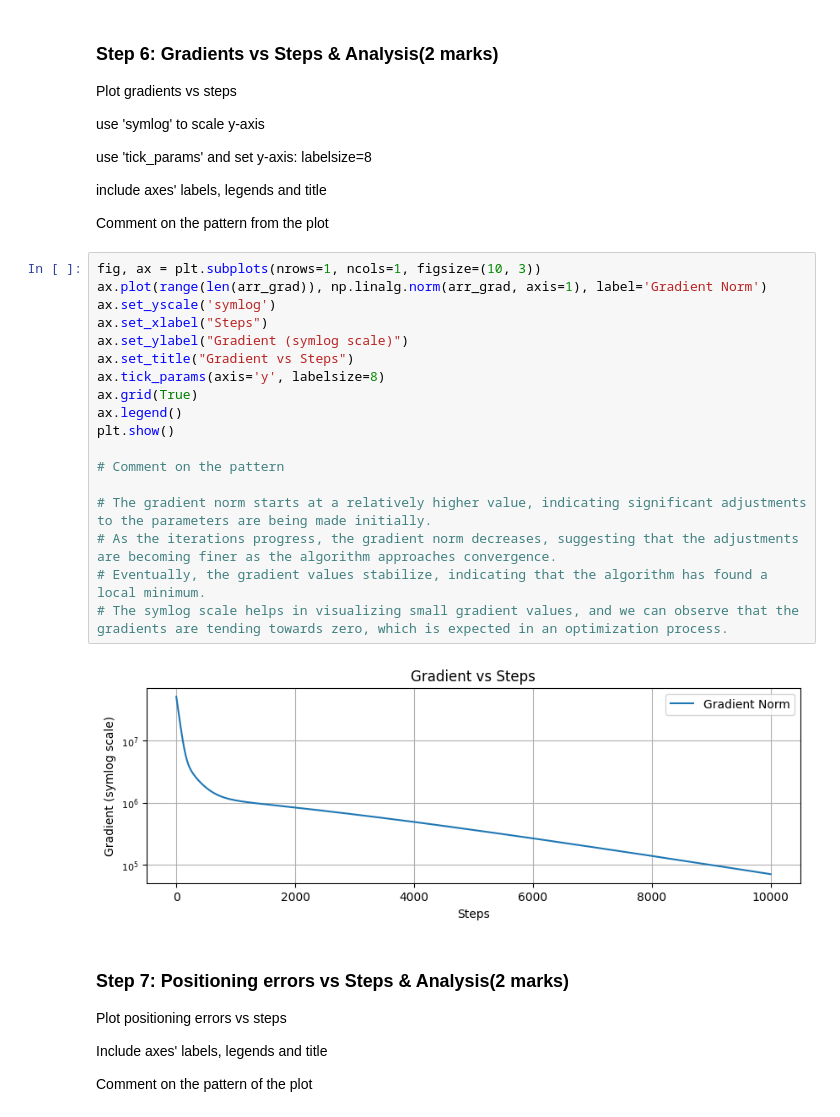
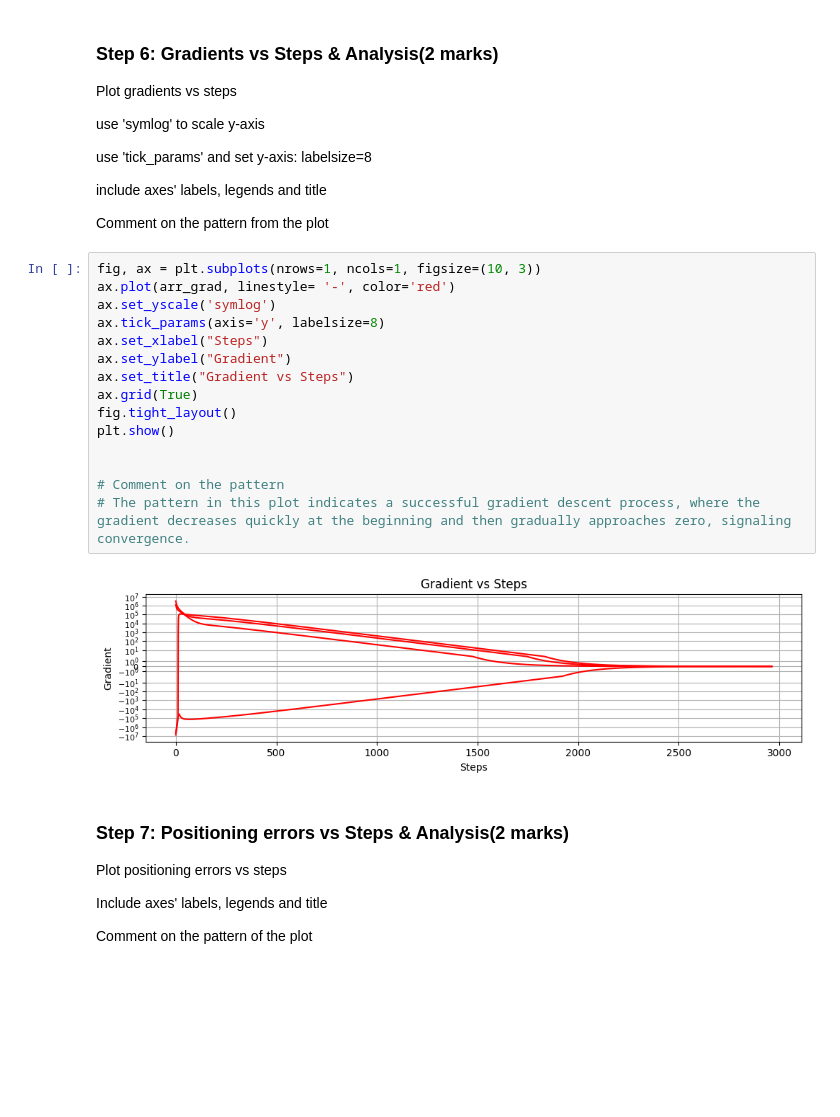
Before and after one commit to SamarthUPathak/engg680_2024_fall, a Jupyter notebook: Lab_Assignment3/Assignment3.ipynb, the cells around one changed output. Drawn from its saved outputs; the diff is of its cells as text; blank space fills up the shorter version.

```diff
--- a/Lab_Assignment3/Assignment3.ipynb
+++ b/Lab_Assignment3/Assignment3.ipynb
@@ -255,26 +258,23 @@ use 'tick_params' and set y-axis: labelsize=8
 include axes' labels, legends and title
 
 Comment on the pattern from the plot
-# %%
-fig, ax = plt.subplots(nrows=1, ncols=1, figsize=(10, 3))
-ax.plot(range(len(arr_grad)), np.linalg.norm(arr_grad, axis=1), label='Gradient Norm')
-ax.set_yscale('symlog')
-ax.set_xlabel("Steps")
-ax.set_ylabel("Gradient (symlog scale)")
-ax.set_title("Gradient vs Steps")
-ax.tick_params(axis='y', labelsize=8)
-ax.grid(True)
-ax.legend()
-plt.show()
-
-# Comment on the pattern
-
-# The gradient norm starts at a relatively higher value, indicating significant adjustments to the parameters are being made initially.
-# As the iterations progress, the gradient norm decreases, suggesting that the adjustments are becoming finer as the algorithm approaches convergence.
-# Eventually, the gradient values stabilize, indicating that the algorithm has found a local minimum.
-# The symlog scale helps in visualizing small gradient values, and we can observe that the gradients are tending towards zero, which is expected in an optimization process.
-# %% [output]
-[figure, removed]
+# %%
+fig, ax = plt.subplots(nrows=1, ncols=1, figsize=(10, 3))
+ax.plot(arr_grad, linestyle= '-', color='red')
+ax.set_yscale('symlog')
+ax.tick_params(axis='y', labelsize=8)
+ax.set_xlabel("Steps")
+ax.set_ylabel("Gradient")
+ax.set_title("Gradient vs Steps")
+ax.grid(True)
+fig.tight_layout()
+plt.show()
+
+
+# Comment on the pattern
+# The pattern in this plot indicates a successful gradient descent process, where the gradient decreases quickly at the beginning and then gradually approaches zero, signaling convergence.
+# %% [output]
+[figure, added]
 # %% [markdown]
 ### Step 7: Positioning errors vs Steps & Analysis(2 marks)
 Plot positioning errors vs steps
```
Also changed, not shown: parts of 15 cells of this notebook.
